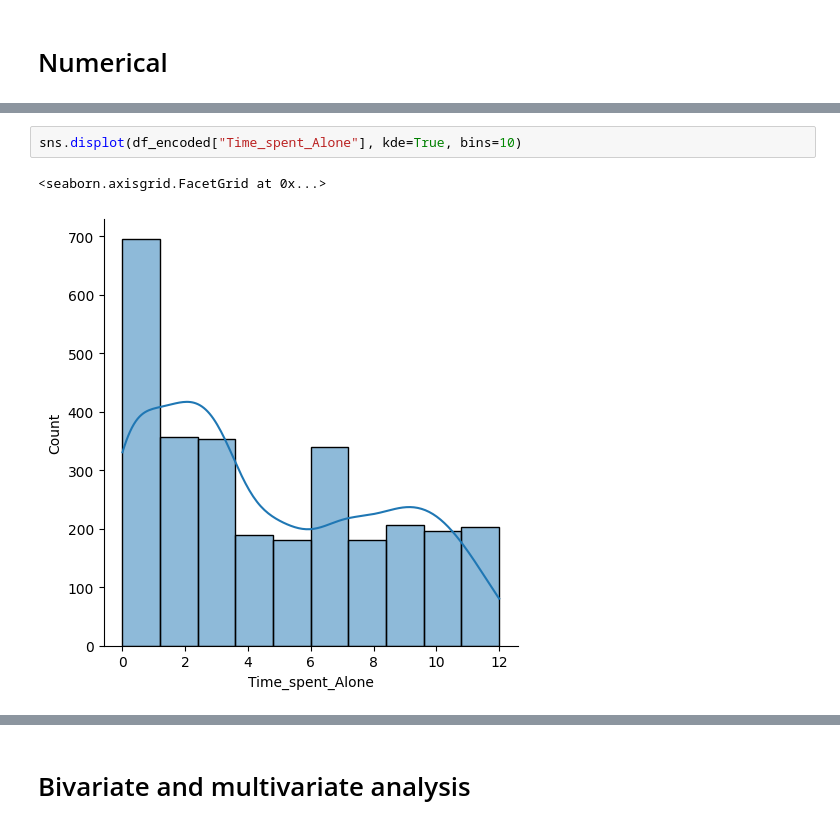
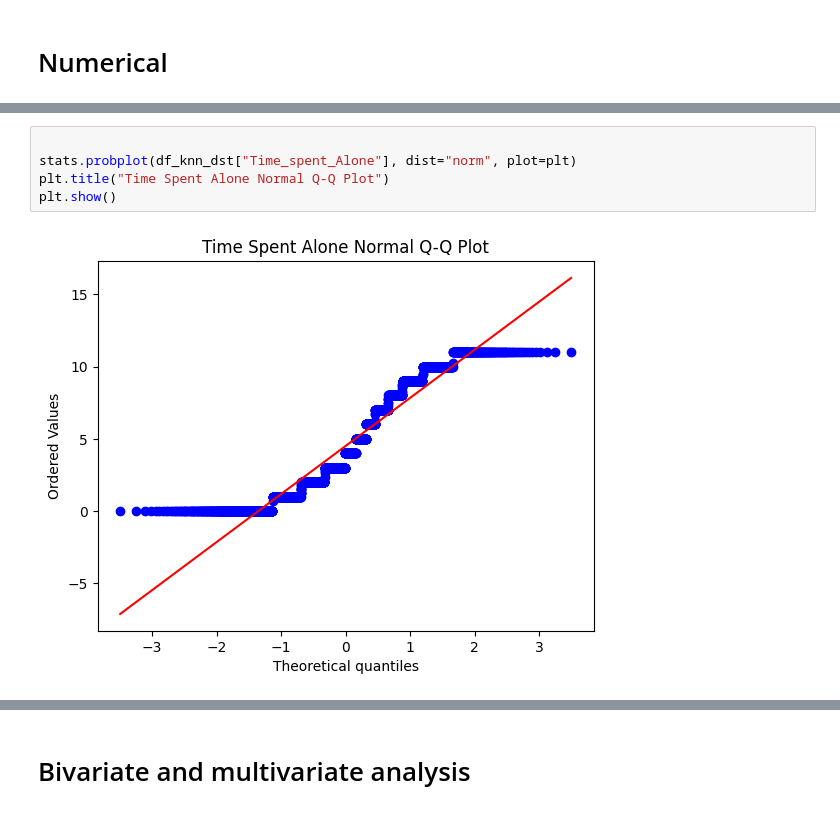
Before and after one commit to Aman-hebbale/kaggle_personality, a Jupyter notebook: logistic_classifier.ipynb, the cells around one changed output, grey strips where cells are left out. Drawn from its saved outputs; the diff is of its cells as text.

```diff
--- a/logistic_classifier.ipynb
+++ b/logistic_classifier.ipynb
@@ -698,5 +695,7 @@ plt.hist(df_encoded["Time_spent_Alone"],bins=10)
 # %%
-sns.displot(df_encoded["Time_spent_Alone"], kde=True, bins=10)
+
+stats.probplot(df_knn_dst["Time_spent_Alone"], dist="norm", plot=plt)
+plt.title("Time Spent Alone Normal Q-Q Plot")
+plt.show()
 # %% [output]
-<seaborn.axisgrid.FacetGrid at 0x...>
-[figure, old version]
+[figure, new version]
```
Also changed, not shown: parts of 54 cells of this notebook, 1 other file.
